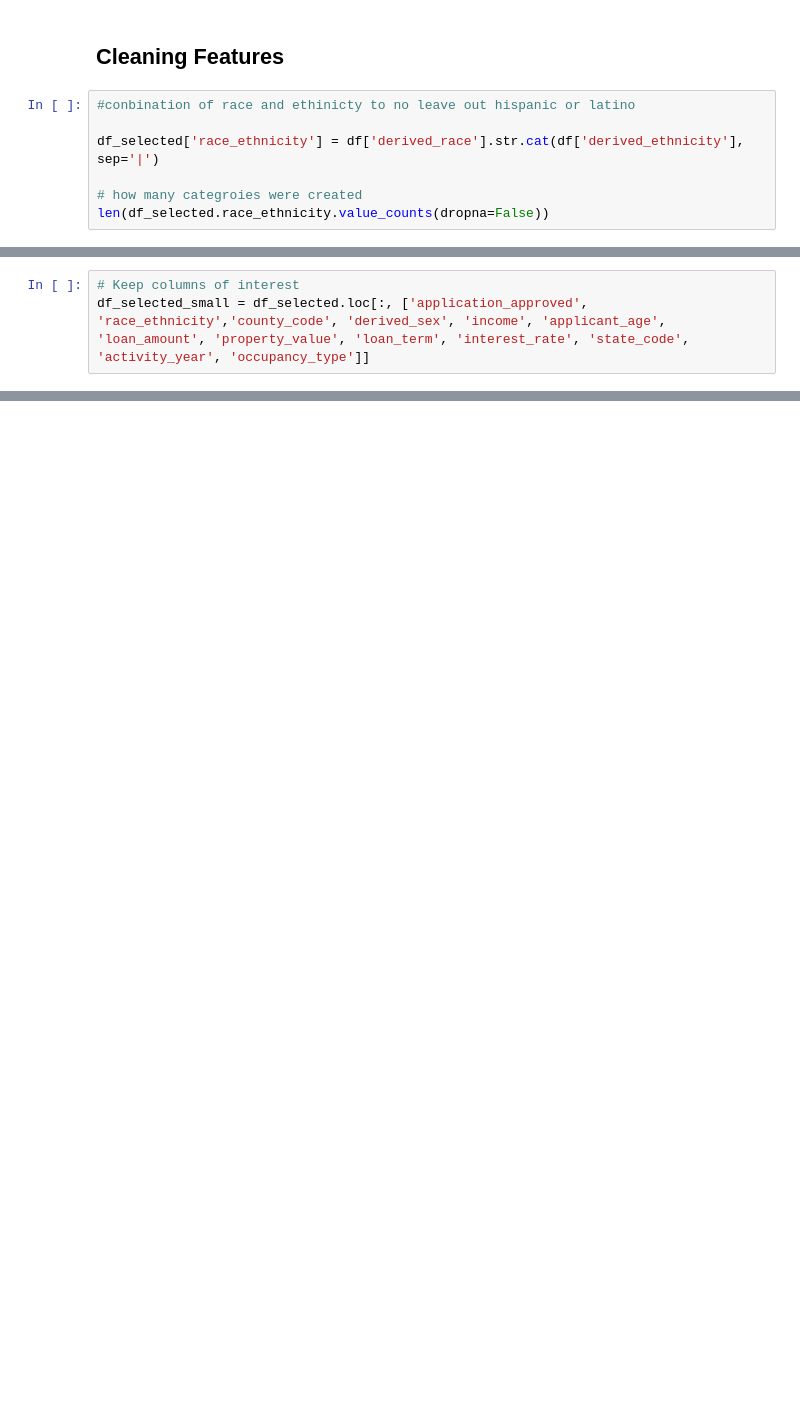
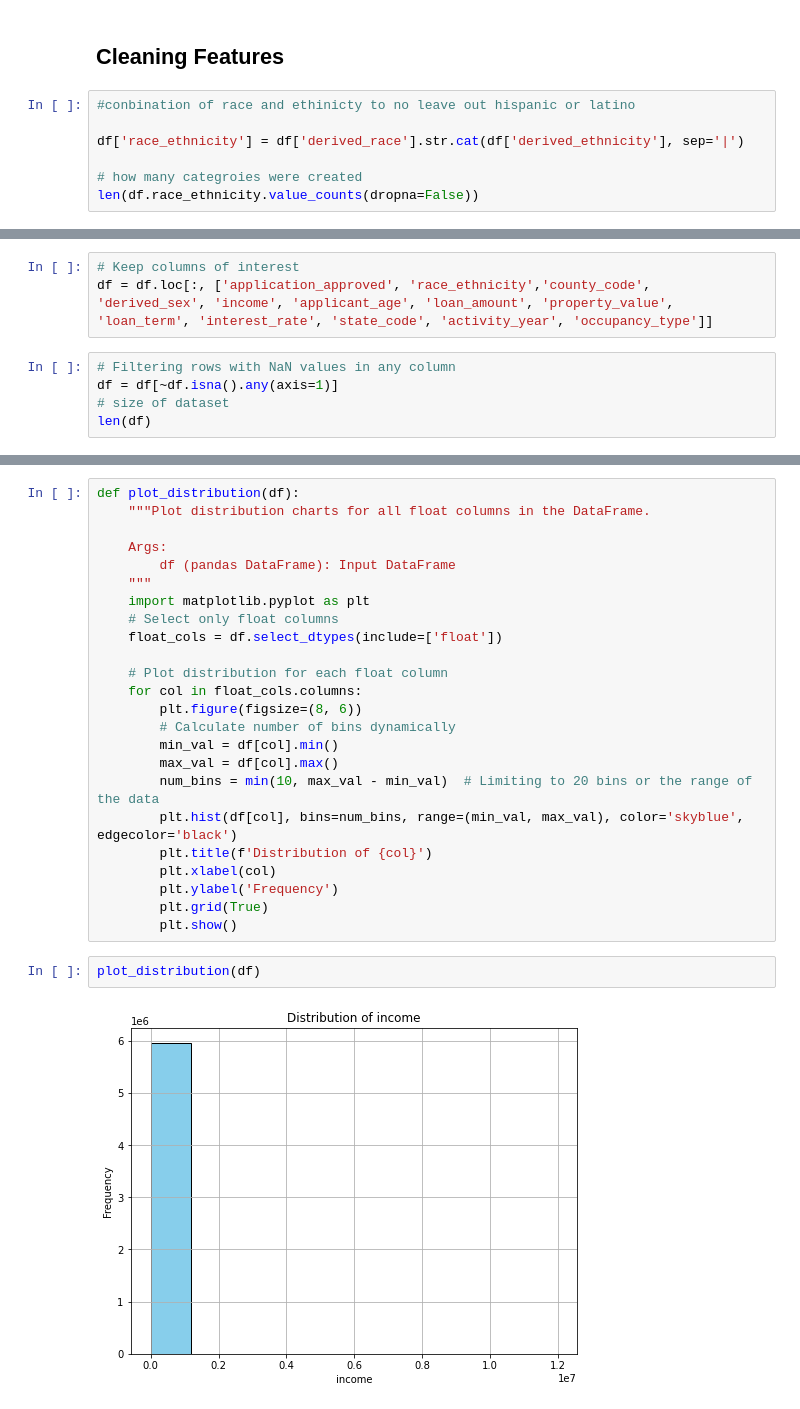
Before and after one commit to CoralLemons/Mortgage-Analysis-Project, a Jupyter notebook: Code/05_HMDA_ModelingDataPrep.ipynb, the cells around one changed output, grey strips where cells are left out. Saved outputs shown, nothing was run; the diff lists cells and outputs as text; blank space fills up the shorter version.

```diff
--- a/Code/05_HMDA_ModelingDataPrep.ipynb
+++ b/Code/05_HMDA_ModelingDataPrep.ipynb
@@ -85,8 +74,8 @@ See the caveats in the documentation: https://pandas.pydata.org/pandas-docs/stab
 # %%
 #conbination of race and ethinicty to no leave out hispanic or latino
 
-df_selected['race_ethnicity'] = df['derived_race'].str.cat(df['derived_ethnicity'], sep='|')
+df['race_ethnicity'] = df['derived_race'].str.cat(df['derived_ethnicity'], sep='|')
 
 # how many categroies were created
-len(df_selected.race_ethnicity.value_counts(dropna=False))
+len(df.race_ethnicity.value_counts(dropna=False))
 # %% [output]
@@ -113,3 +98,8 @@ Name: count, dtype: int64
 # %%
 # Keep columns of interest
-df_selected_small = df_selected.loc[:, ['application_approved', 'race_ethnicity','county_code', 'derived_sex', 'income', 'applicant_age', 'loan_amount', 'property_value', 'loan_term', 'interest_rate', 'state_code', 'activity_year', 'occupancy_type']]
+df = df.loc[:, ['application_approved', 'race_ethnicity','county_code', 'derived_sex', 'income', 'applicant_age', 'loan_amount', 'property_value', 'loan_term', 'interest_rate', 'state_code', 'activity_year', 'occupancy_type']]
+# %%
+# Filtering rows with NaN values in any column
+df = df[~df.isna().any(axis=1)]
+# size of dataset
+len(df)
@@ -159,0 +170,28 @@ memory usage: 854.0+ MB
+# %%
+def plot_distribution(df):
+    """Plot distribution charts for all float columns in the DataFrame.
+
+    Args:
+        df (pandas DataFrame): Input DataFrame
+    """
+    import matplotlib.pyplot as plt
+    # Select only float columns
+    float_cols = df.select_dtypes(include=['float'])
+
+    # Plot distribution for each float column
+    for col in float_cols.columns:
+        plt.figure(figsize=(8, 6))
+        # Calculate number of bins dynamically
+        min_val = df[col].min()
+        max_val = df[col].max()
+        num_bins = min(10, max_val - min_val)  # Limiting to 20 bins or the range of the data
+        plt.hist(df[col], bins=num_bins, range=(min_val, max_val), color='skyblue', edgecolor='black')
+        plt.title(f'Distribution of {col}')
+        plt.xlabel(col)
+        plt.ylabel('Frequency')
+        plt.grid(True)
+        plt.show()
+# %%
+plot_distribution(df)
+# %% [output]
+[figure, added]
```
Also changed, not shown: parts of 23 cells of this notebook.
